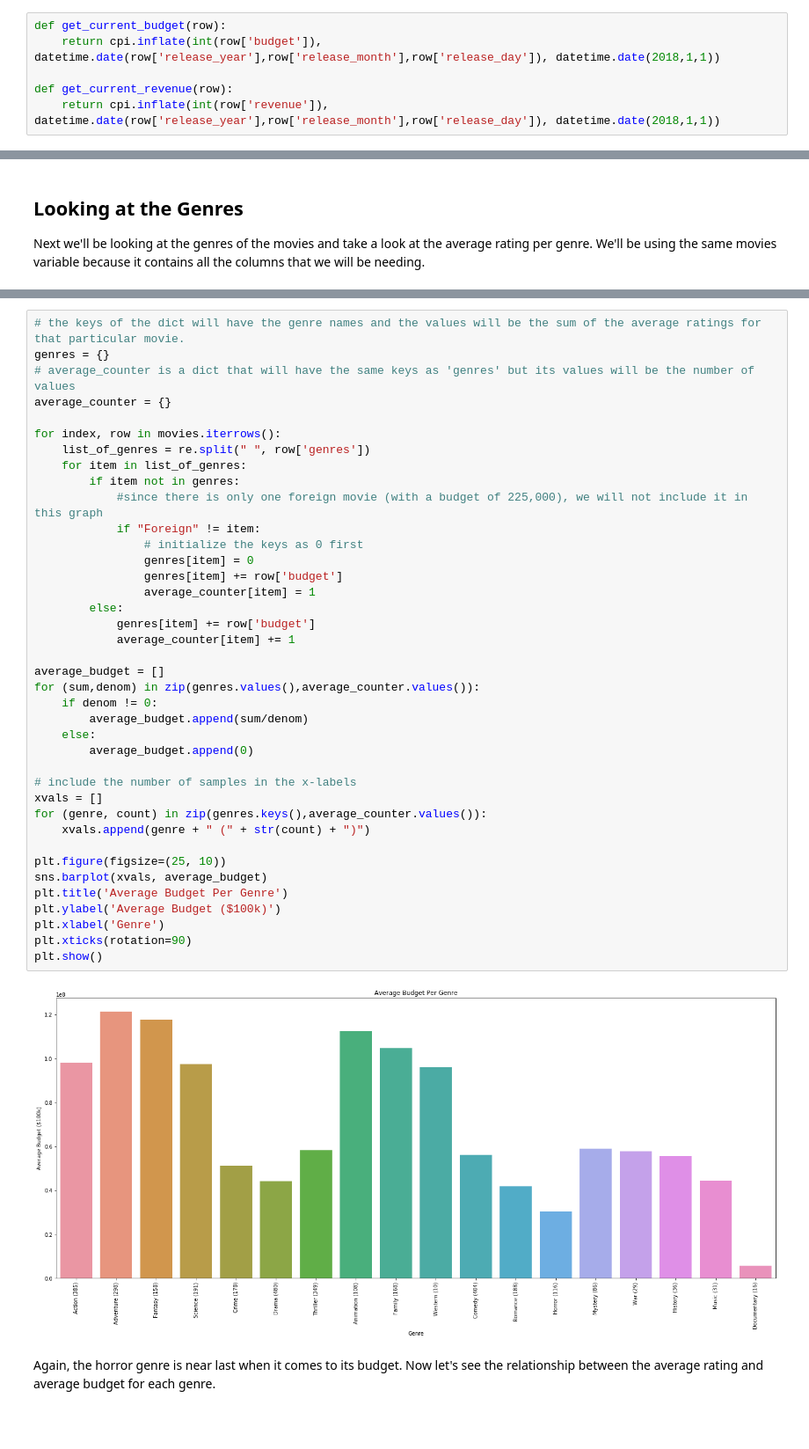
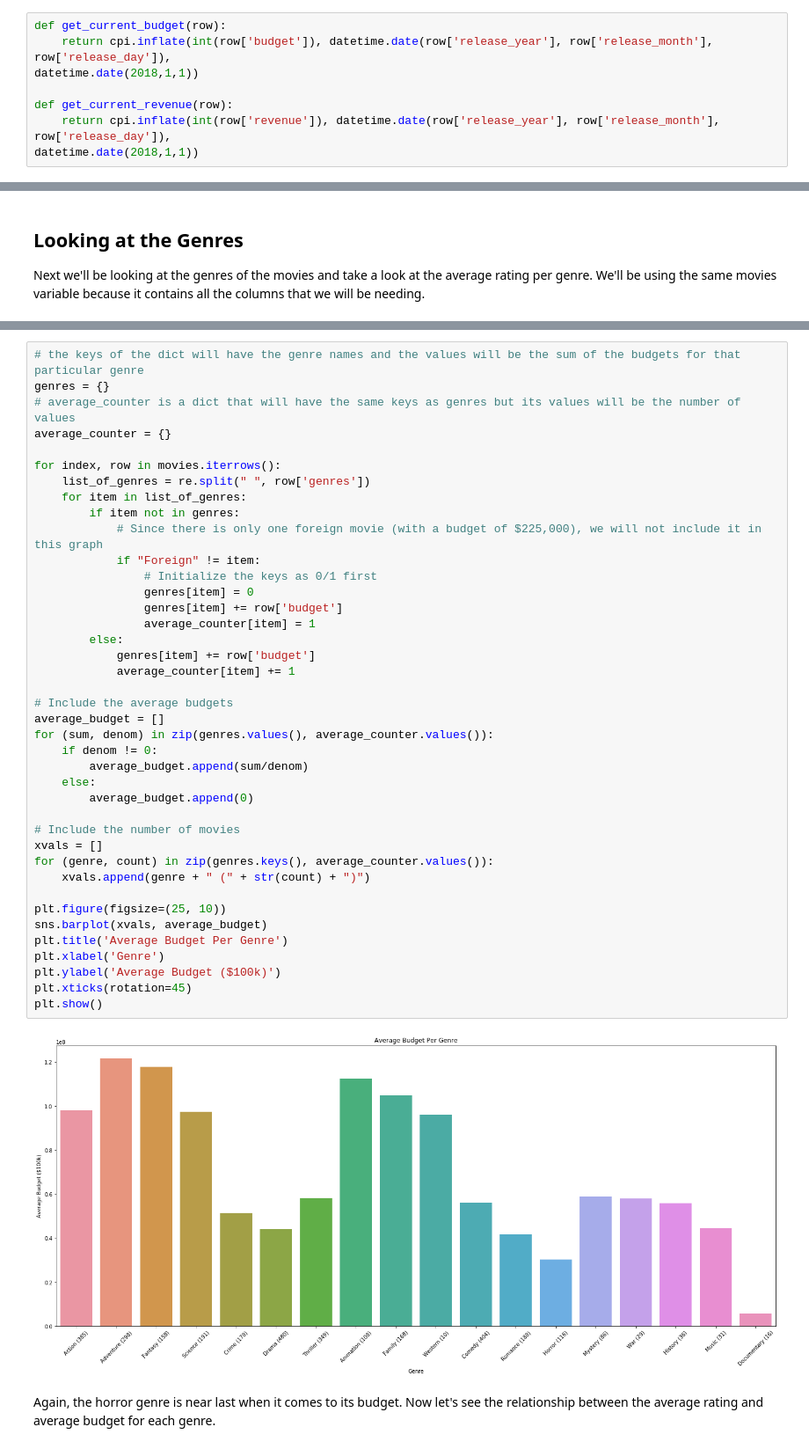
Before and after one commit to atulbharati/kevinh415.github.io, a Jupyter notebook: Movie.ipynb, the cells around one changed output, grey strips where cells are left out. Shown: that part at 88% size. Drawn from its saved outputs; the diff is of its cells as text; blank space fills up the shorter version.

```diff
--- a/Movie.ipynb
+++ b/Movie.ipynb
@@ -92,10 +92,12 @@ movies.head()
 The value of a dollar changes over time so we should take that into consideration. Below we create two methods, one for budget and one for revenue, to update their values to what they are worth in 2018.
 # %%
 def get_current_budget(row):
-    return cpi.inflate(int(row['budget']), datetime.date(row['release_year'],row['release_month'],row['release_day']), datetime.date(2018,1,1))
+    return cpi.inflate(int(row['budget']), datetime.date(row['release_year'], row['release_month'], row['release_day']),
+datetime.date(2018,1,1))
 
 def get_current_revenue(row):
-    return cpi.inflate(int(row['revenue']), datetime.date(row['release_year'],row['release_month'],row['release_day']), datetime.date(2018,1,1))
+    return cpi.inflate(int(row['revenue']), datetime.date(row['release_year'], row['release_month'], row['release_day']),
+datetime.date(2018,1,1))
 # %%
 # Replace existing budget and revenue values with those adjusted for inflation
 movies['budget'] = movies.apply(get_current_budget, axis=1)
@@ -309,44 +314,45 @@ Perhaps the reason the horror movies have a lower rating than all other genres i
 # %%
-# the keys of the dict will have the genre names and the values will be the sum of the average ratings for that particular movie.
+# the keys of the dict will have the genre names and the values will be the sum of the budgets for that particular genre
 genres = {}
-# average_counter is a dict that will have the same keys as 'genres' but its values will be the number of values
+# average_counter is a dict that will have the same keys as genres but its values will be the number of values
 average_counter = {}
 
 for index, row in movies.iterrows():
     list_of_genres = re.split(" ", row['genres'])
     for item in list_of_genres:
         if item not in genres:
-            #since there is only one foreign movie (with a budget of 225,000), we will not include it in this graph
+            # Since there is only one foreign movie (with a budget of $225,000), we will not include it in this graph
             if "Foreign" != item:
-                # initialize the keys as 0 first
+                # Initialize the keys as 0/1 first
                 genres[item] = 0
                 genres[item] += row['budget']
                 average_counter[item] = 1
         else:
             genres[item] += row['budget']
             average_counter[item] += 1
 
+# Include the average budgets
 average_budget = []
-for (sum,denom) in zip(genres.values(),average_counter.values()):
+for (sum, denom) in zip(genres.values(), average_counter.values()):
     if denom != 0:
         average_budget.append(sum/denom)
     else:
         average_budget.append(0)
 
-# include the number of samples in the x-labels
+# Include the number of movies
 xvals = []
-for (genre, count) in zip(genres.keys(),average_counter.values()):
+for (genre, count) in zip(genres.keys(), average_counter.values()):
     xvals.append(genre + " (" + str(count) + ")")
 
 plt.figure(figsize=(25, 10))
 sns.barplot(xvals, average_budget)
 plt.title('Average Budget Per Genre')
+plt.xlabel('Genre')
 plt.ylabel('Average Budget ($100k)')
-plt.xlabel('Genre')
-plt.xticks(rotation=90)
+plt.xticks(rotation=45)
 plt.show()
 # %% [output]
-[figure, old version]
+[figure, new version]
 # %% [markdown]
 Again, the horror genre is near last when it comes to its budget. Now let's see the relationship between the average rating and average budget for each genre.
 # %%
```
Also changed, not shown: parts of 17 cells of this notebook.
